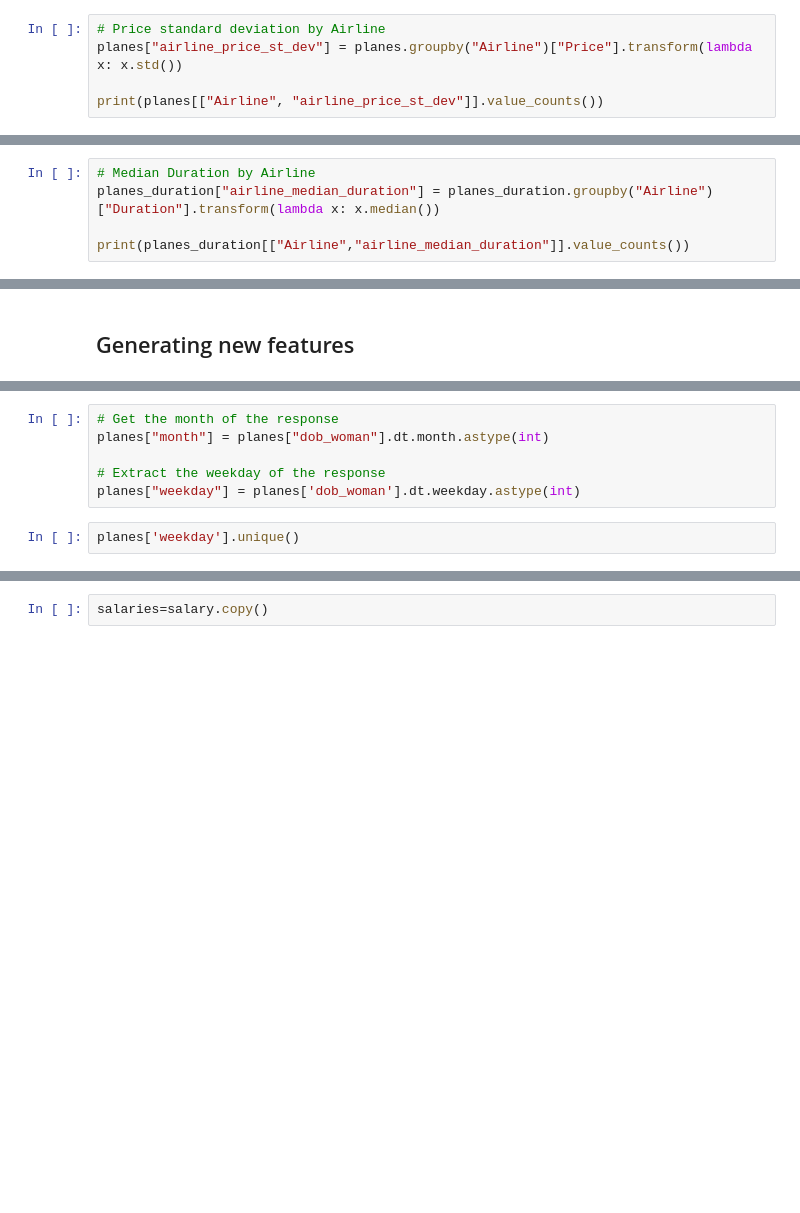
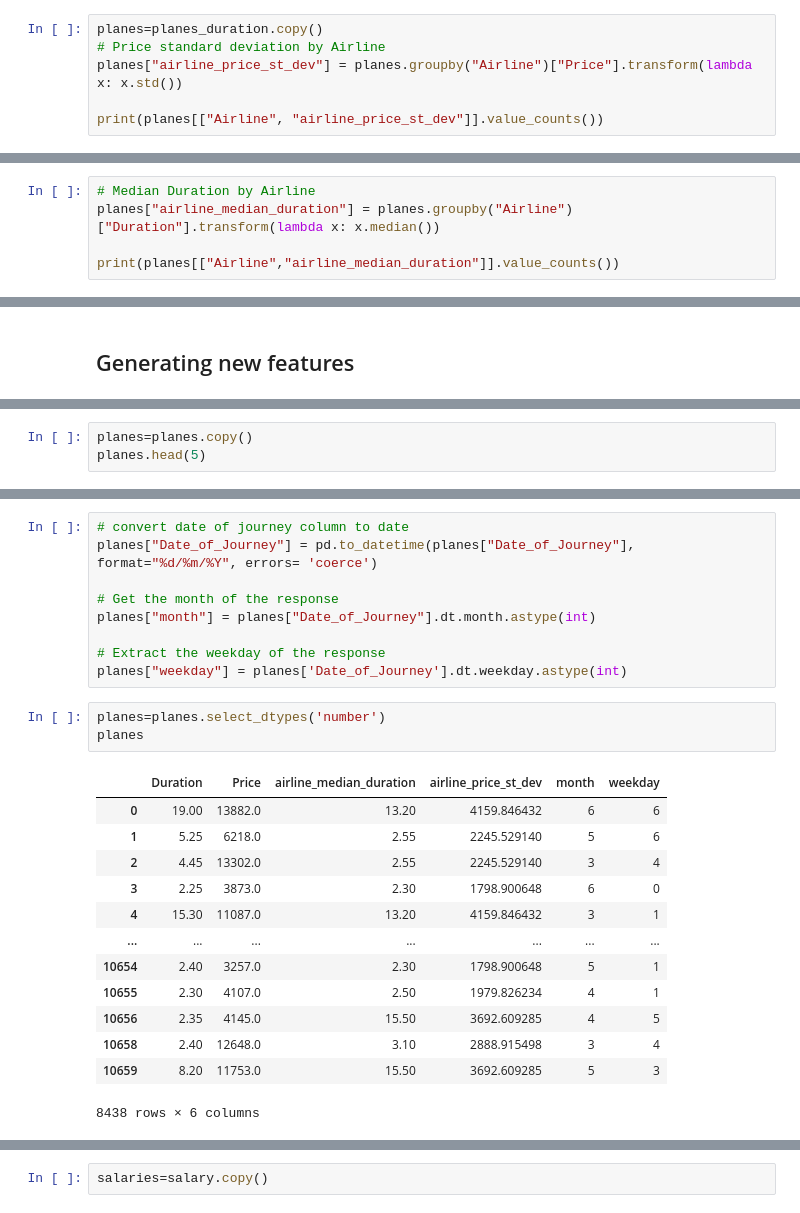
Before and after one commit to Daviedavie100/DatacampPythonDataAnalysis, a Jupyter notebook: Datacamp.ipynb, the cells around one changed output, grey strips where cells are left out. Saved outputs shown, nothing was run; the diff lists cells and outputs as text; blank space fills up the shorter version.

```diff
--- a/Datacamp.ipynb
+++ b/Datacamp.ipynb
@@ -1503,6 +1503,7 @@ plt.show()
 # %% [output]
 [figure]
 # %%
+planes=planes_duration.copy()
 # Price standard deviation by Airline
 planes["airline_price_st_dev"] = planes.groupby("Airline")["Price"].transform(lambda x: x.std())
 
@@ -1510,5 +1522,5 @@ print(planes[["Airline", "airline_price_st_dev"]].value_counts())
 # %%
 # Median Duration by Airline
-planes_duration["airline_median_duration"] = planes_duration.groupby("Airline")["Duration"].transform(lambda x: x.median())
+planes["airline_median_duration"] = planes.groupby("Airline")["Duration"].transform(lambda x: x.median())
 
-print(planes_duration[["Airline","airline_median_duration"]].value_counts())
+print(planes[["Airline","airline_median_duration"]].value_counts())
@@ -1623,0 +1734,3 @@ plane
+# %%
+planes=planes.copy()
+planes.head(5)
@@ -1624,11 +1744,29 @@ plane
 # %%
+# convert date of journey column to date
+planes["Date_of_Journey"] = pd.to_datetime(planes["Date_of_Journey"], format="%d/%m/%Y", errors= 'coerce')
+
 # Get the month of the response
-planes["month"] = planes["dob_woman"].dt.month.astype(int)
+planes["month"] = planes["Date_of_Journey"].dt.month.astype(int)
 
 # Extract the weekday of the response
-planes["weekday"] = planes['dob_woman'].dt.weekday.astype(int)
+planes["weekday"] = planes['Date_of_Journey'].dt.weekday.astype(int)
-# %%
-planes['weekday'].unique()
+# %%
+planes=planes.select_dtypes('number')
+planes
+# %% [output]
+|  | Duration | Price | airline_median_duration | airline_price_st_dev | month | weekday |
+| 0 | 19.00 | 13882.0 | 13.20 | 4159.846432 | 6 | 6 |
+| 1 | 5.25 | 6218.0 | 2.55 | 2245.529140 | 5 | 6 |
+| 2 | 4.45 | 13302.0 | 2.55 | 2245.529140 | 3 | 4 |
+| 3 | 2.25 | 3873.0 | 2.30 | 1798.900648 | 6 | 0 |
+| 4 | 15.30 | 11087.0 | 13.20 | 4159.846432 | 3 | 1 |
+| ... | ... | ... | ... | ... | ... | ... |
+| 10654 | 2.40 | 3257.0 | 2.30 | 1798.900648 | 5 | 1 |
+| 10655 | 2.30 | 4107.0 | 2.50 | 1979.826234 | 4 | 1 |
+| 10656 | 2.35 | 4145.0 | 15.50 | 3692.609285 | 4 | 5 |
+| 10658 | 2.40 | 12648.0 | 3.10 | 2888.915498 | 3 | 4 |
+| 10659 | 8.20 | 11753.0 | 15.50 | 3692.609285 | 5 | 3 |
+8438 rows × 6 columns
 # %%
 # Create a heatmap
 sns.heatmap(planes.corr(), annot=True)
```
Also changed, not shown: parts of 23 cells of this notebook.
